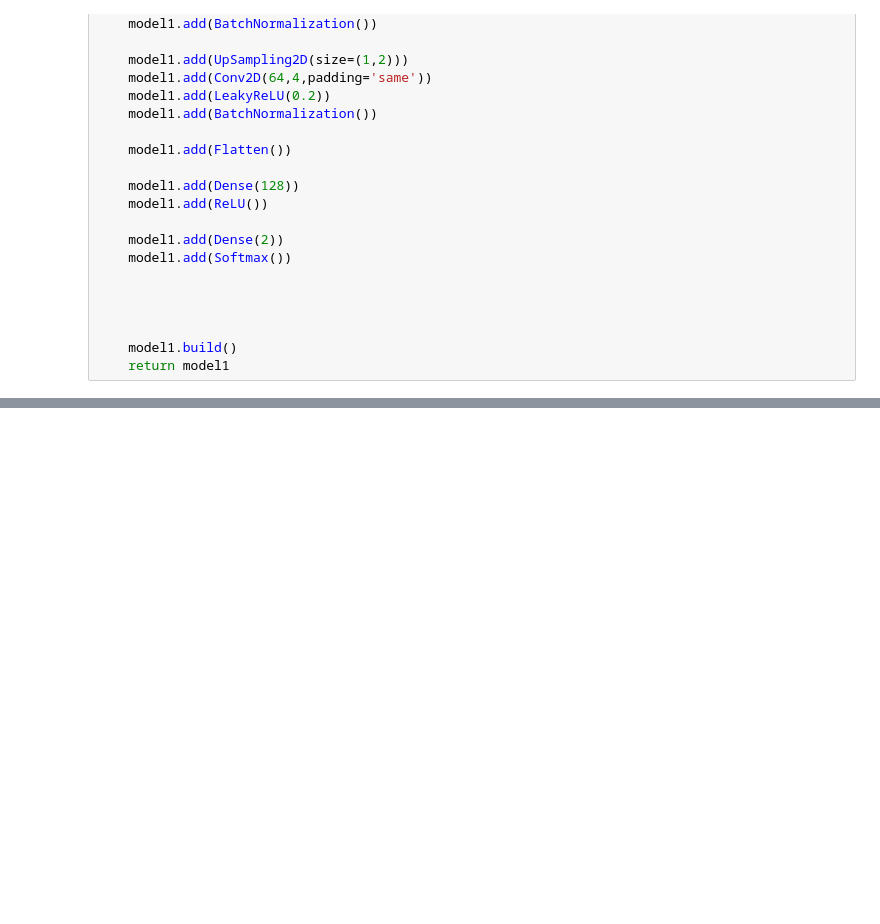
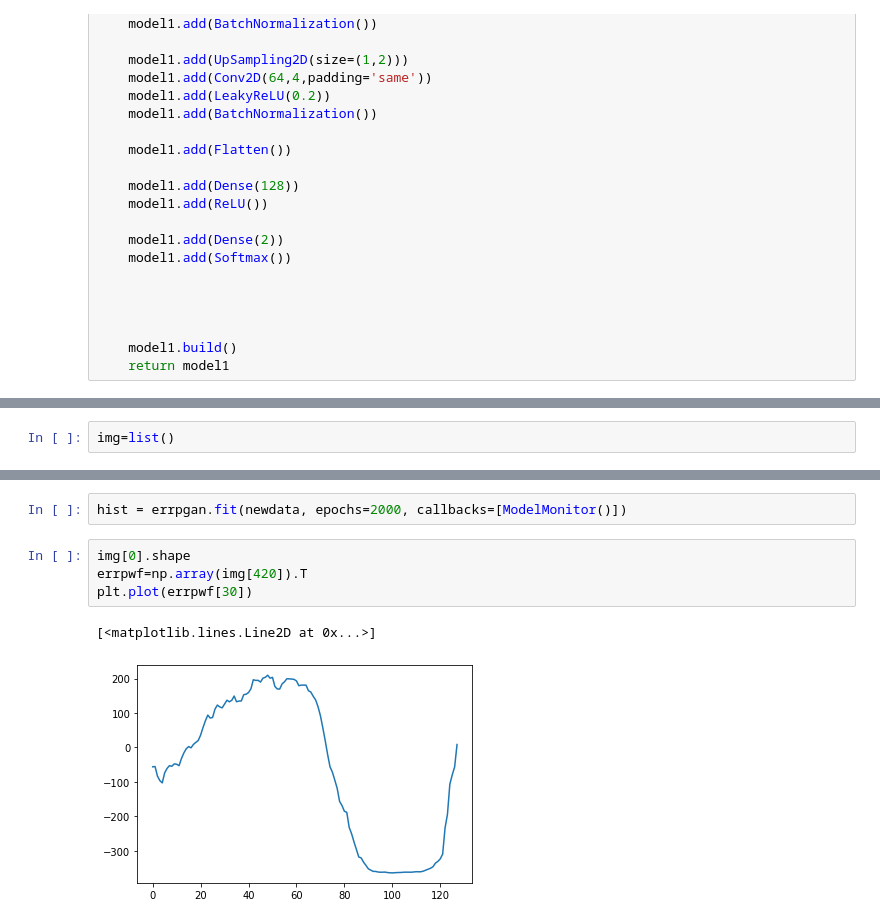
Before and after one commit to JuelGeorge/Adaptive_BCI_2D, a Jupyter notebook: ErrPGAN.ipynb, the cells around one changed output, grey strips where cells are left out. Drawn from its saved outputs; the diff is of its cells as text; blank space fills up the shorter version.

```diff
--- a/ErrPGAN.ipynb
+++ b/ErrPGAN.ipynb
@@ -190,0 +265,2 @@ array([[0.50000936, 0.49999064],
+# %%
+img=list()
@@ -190,0 +280,9 @@ array([[0.50000936, 0.49999064],
+# %%
+hist = errpgan.fit(newdata, epochs=2000, callbacks=[ModelMonitor()])
+# %%
+img[0].shape
+errpwf=np.array(img[420]).T
+plt.plot(errpwf[30])
+# %% [output]
+[<matplotlib.lines.Line2D at 0x...>]
+[figure, added]
```
Also changed, not shown: parts of 19 cells of this notebook.
